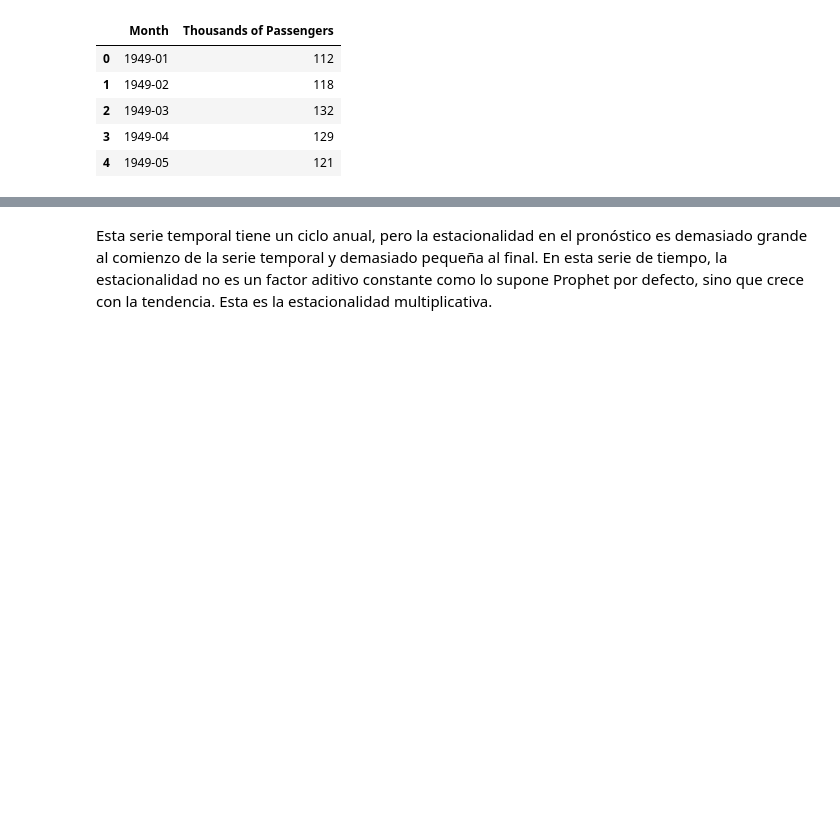
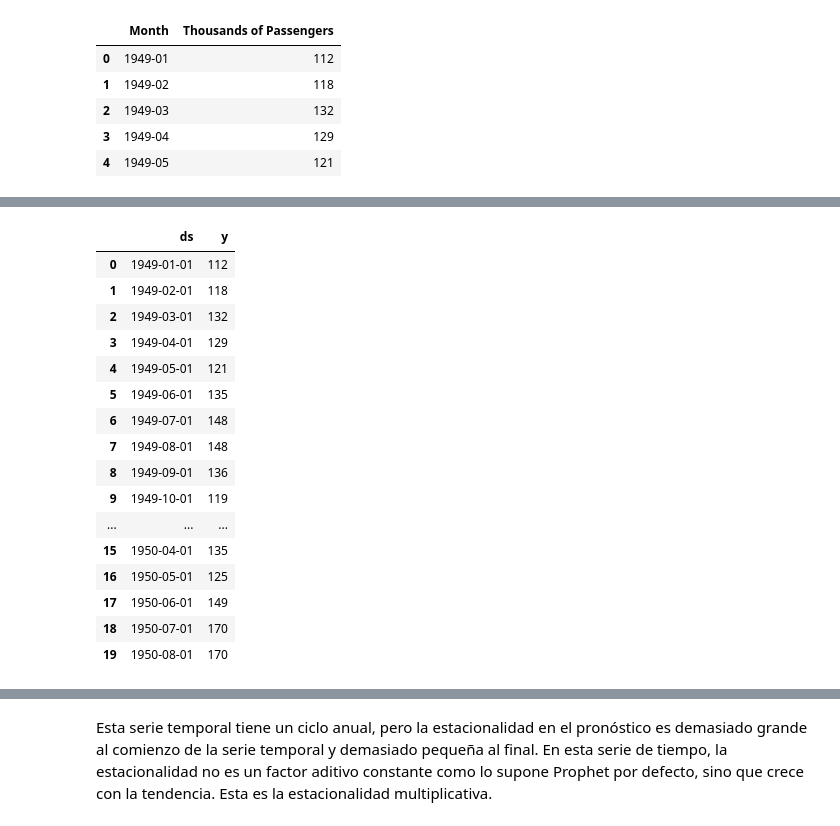
Before and after one commit to MillerQuintero2001/ARISA_Project_Data_Science, a Jupyter notebook: Class_#2/3-Prophet_PasajerosAvion.ipynb, the cells around one changed output, grey strips where cells are left out. Saved outputs shown, nothing was run; the diff lists cells and outputs as text; code cells hidden in the pictures; blank space fills up the shorter version.

```diff
--- a/Class_#2/3-Prophet_PasajerosAvion.ipynb
+++ b/Class_#2/3-Prophet_PasajerosAvion.ipynb
@@ -20,3 +32,23 @@ df['ds'] = pd.to_datetime(df['ds'])
+# %%
+df.head(20)
+# %% [output]
+|  | ds | y |
+| 0 | 1949-01-01 | 112 |
+| 1 | 1949-02-01 | 118 |
+| 2 | 1949-03-01 | 132 |
+| 3 | 1949-04-01 | 129 |
+| 4 | 1949-05-01 | 121 |
+| 5 | 1949-06-01 | 135 |
+| 6 | 1949-07-01 | 148 |
+| 7 | 1949-08-01 | 148 |
+| 8 | 1949-09-01 | 136 |
+| 9 | 1949-10-01 | 119 |
+| ... | ... | ... |
+| 15 | 1950-04-01 | 135 |
+| 16 | 1950-05-01 | 125 |
+| 17 | 1950-06-01 | 149 |
+| 18 | 1950-07-01 | 170 |
+| 19 | 1950-08-01 | 170 |
 # %%
 m = Prophet()
 m.fit(df)
```
Also changed, not shown: parts of 6 cells of this notebook, 10 other files.
